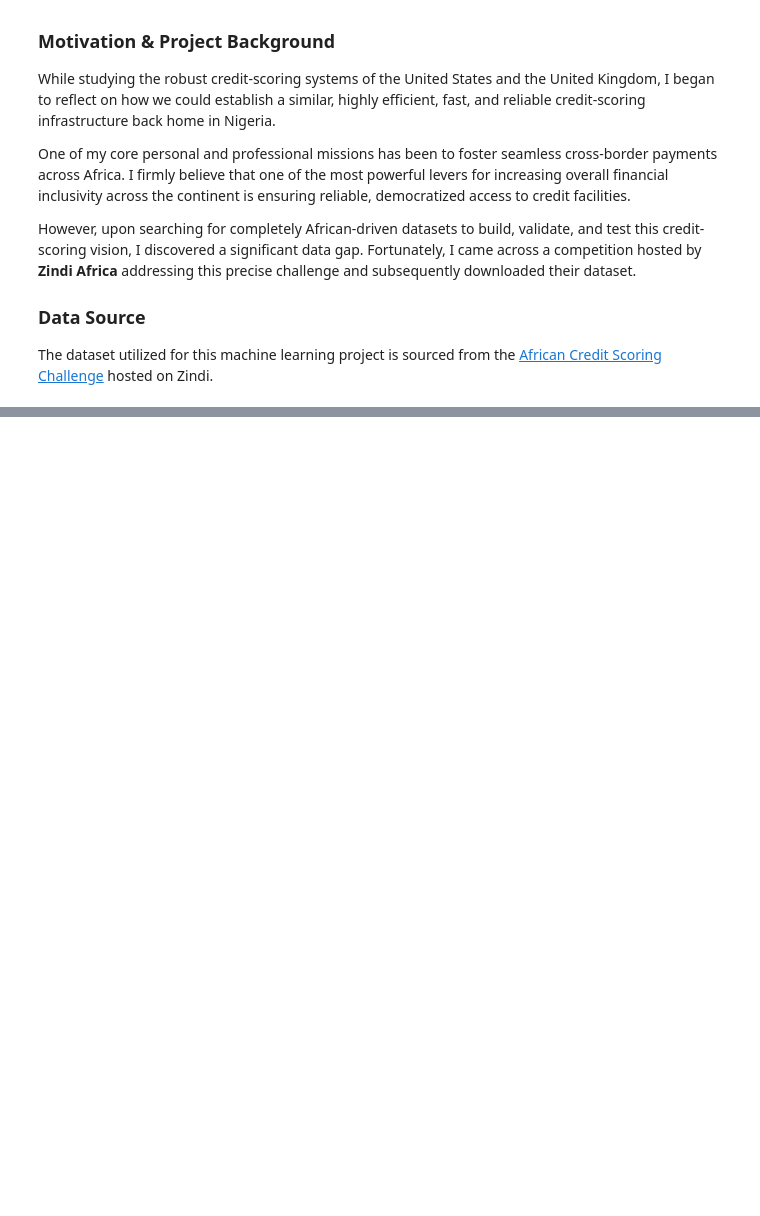
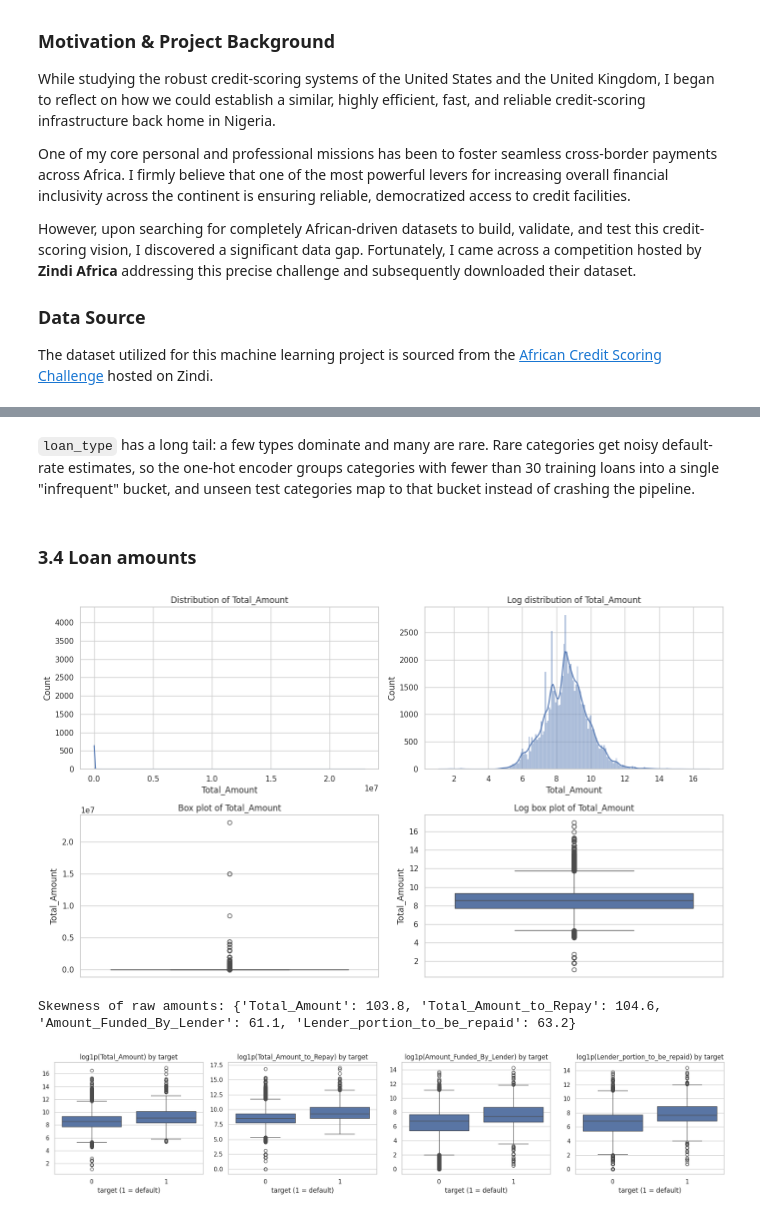
Before and after one commit to hycienti/African_Credit_Scoring_ML, a Jupyter notebook: African_Credit_Scoring_ML.ipynb, the cells around one changed output, grey strips where cells are left out. Cells and saved outputs as stored; diff of their text form; code cells hidden in the pictures; blank space fills up the shorter version.

```diff
--- a/African_Credit_Scoring_ML.ipynb
+++ b/African_Credit_Scoring_ML.ipynb
@@ -559,0 +440,19 @@ train['target].value_counts()
+# %% [markdown]
+`loan_type` has a long tail: a few types dominate and many are rare. Rare categories get noisy default-rate estimates, so the one-hot encoder groups categories with fewer than 30 training loans into a single "infrequent" bucket, and unseen test categories map to that bucket instead of crashing the pipeline.
+# %% [markdown]
+### 3.4 Loan amounts
+# %%
+plot_continuous(train, 'Total_Amount', transform='log')
+
+amount_cols = ['Total_Amount', 'Total_Amount_to_Repay', 'Amount_Funded_By_Lender', 'Lender_portion_to_be_repaid']
+print('Skewness of raw amounts:', train[amount_cols].skew().round(1).to_dict())
+
+fig, axs = plt.subplots(1, 4, figsize=(18, 4))
+for ax, col in zip(axs, amount_cols):
+    sns.boxplot(x=train['target'], y=np.log1p(train[col]), ax=ax)
+    ax.set(title=f'log1p({col}) by target', xlabel='target (1 = default)', ylabel='')
+plt.tight_layout(); plt.show()
+# %% [output]
+[figure, added]
+Skewness of raw amounts: {'Total_Amount': 103.8, 'Total_Amount_to_Repay': 104.6, 'Amount_Funded_By_Lender': 61.1, 'Lender_portion_to_be_repaid': 63.2}
+[figure, added]
```
Also changed, not shown: parts of 121 cells of this notebook.
